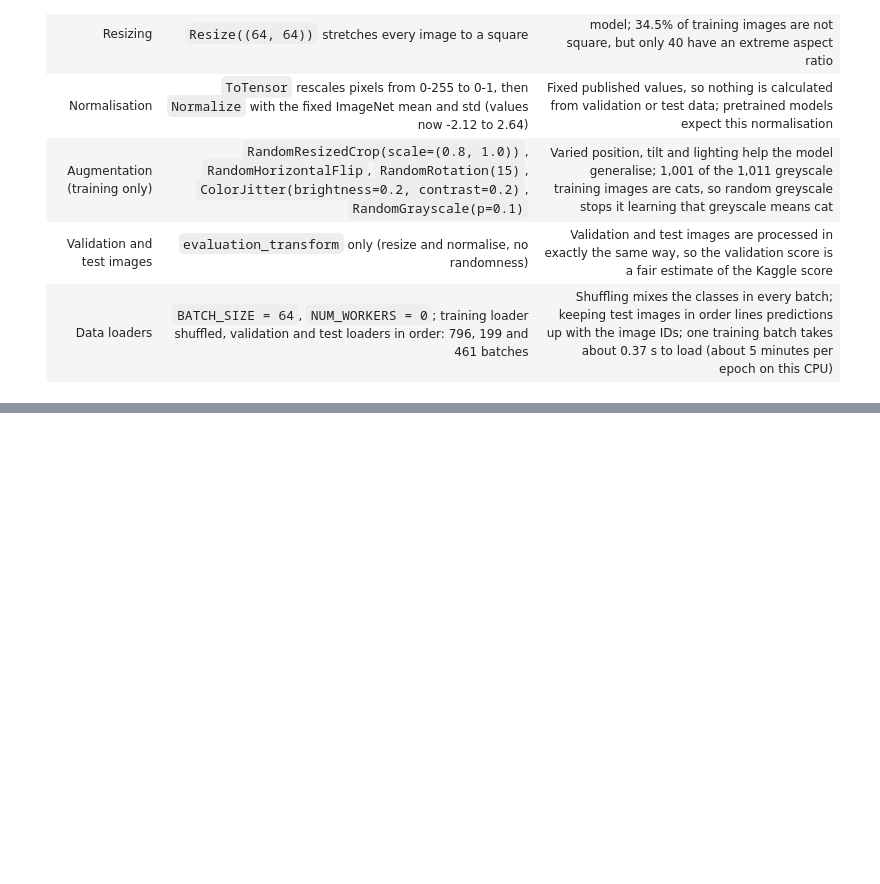
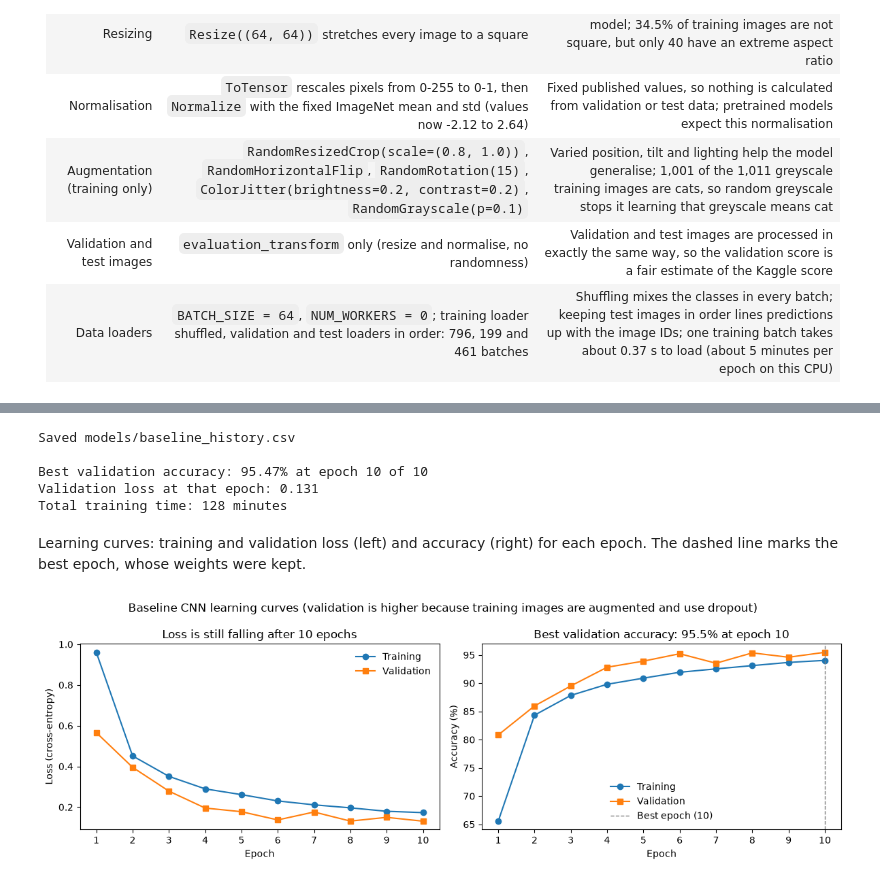
Before and after one commit to josh-sutcliffe-uni/Kaggle-Comp, a Jupyter notebook: kaggle_comp.ipynb, the cells around one changed output, grey strips where cells are left out. Cells and saved outputs as stored; diff of their text form; code cells hidden in the pictures; blank space fills up the shorter version.

```diff
--- a/kaggle_comp.ipynb
+++ b/kaggle_comp.ipynb
@@ -1227,0 +1706,55 @@ plt.show()
+# %%
+df_baseline_history = pd.read_csv(baseline_history_csv_path)                       # History of the finished run in 3.5 (path set in the first code cell)
+df_baseline_history.to_csv(models_folder / "baseline_history.csv", index=False)    # Copy next to the model weights
+
+# Find the epoch with the best validation accuracy (the weights saved in models/baseline_cnn_best.pt)
+best_index = df_baseline_history["validation_accuracy"].idxmax()                   # Row number of the highest validation accuracy
+best_epoch = int(df_baseline_history.loc[best_index, "epoch"])
+best_validation_accuracy = df_baseline_history.loc[best_index, "validation_accuracy"]
+best_validation_loss = df_baseline_history.loc[best_index, "validation_loss"]
+
+print("Saved", models_folder / "baseline_history.csv")
+print()
+print(f"Best validation accuracy: {best_validation_accuracy * 100:.2f}% at epoch {best_epoch} of {len(df_baseline_history)}")
+print(f"Validation loss at that epoch: {best_validation_loss:.3f}")
+print(f"Total training time: {df_baseline_history['minutes'].sum():.0f} minutes")
+# %% [output]
+Saved models/baseline_history.csv
+
+Best validation accuracy: 95.47% at epoch 10 of 10
+Validation loss at that epoch: 0.131
+Total training time: 128 minutes
+# %% [markdown]
+Learning curves: training and validation loss (left) and accuracy (right) for each epoch. The dashed line marks the best epoch, whose weights were kept.
+# %%
+epochs = df_baseline_history["epoch"]                                               # 1 to 10, for the x axis
+train_accuracy_percent = df_baseline_history["train_accuracy"] * 100               # 0-1 -> 0-100%
+validation_accuracy_percent = df_baseline_history["validation_accuracy"] * 100
+
+fig, (ax_left, ax_right) = plt.subplots(1, 2, figsize=(12, 4))
+
+# Left: loss per epoch (circles = training, squares = validation, so the lines differ in shape as well as colour)
+ax_left.plot(epochs, df_baseline_history["train_loss"], marker="o", label="Training")
+ax_left.plot(epochs, df_baseline_history["validation_loss"], marker="s", label="Validation")
+ax_left.set_xlabel("Epoch")
+ax_left.set_ylabel("Loss (cross-entropy)")
+ax_left.set_title("Loss is still falling after 10 epochs")
+ax_left.set_xticks(epochs)                                                          # One tick per epoch
+ax_left.legend(frameon=False)                                                       # Legend without a border
+
+# Right: accuracy per epoch
+ax_right.plot(epochs, train_accuracy_percent, marker="o", label="Training")
+ax_right.plot(epochs, validation_accuracy_percent, marker="s", label="Validation")
+ax_right.axvline(best_epoch, color="grey", linestyle="--", linewidth=1, label=f"Best epoch ({best_epoch})")   # Dashed line at the best epoch
+ax_right.set_xlabel("Epoch")
+ax_right.set_ylabel("Accuracy (%)")
+ax_right.set_title(f"Best validation accuracy: {best_validation_accuracy * 100:.1f}% at epoch {best_epoch}")
+ax_right.set_xticks(epochs)
+ax_right.legend(frameon=False)
+
+plt.suptitle("Baseline CNN learning curves (validation is higher because training images are augmented and use dropout)")
+plt.tight_layout()                                                                  # Stop the two plots overlapping
+plt.savefig(figures_folder / "baseline_learning_curves.png", dpi=150, bbox_inches="tight")   # Save the figure for the report
+plt.show()
+# %% [output]
+[figure, added]
```
Also changed, not shown: parts of 64 cells of this notebook, 4 other files.
